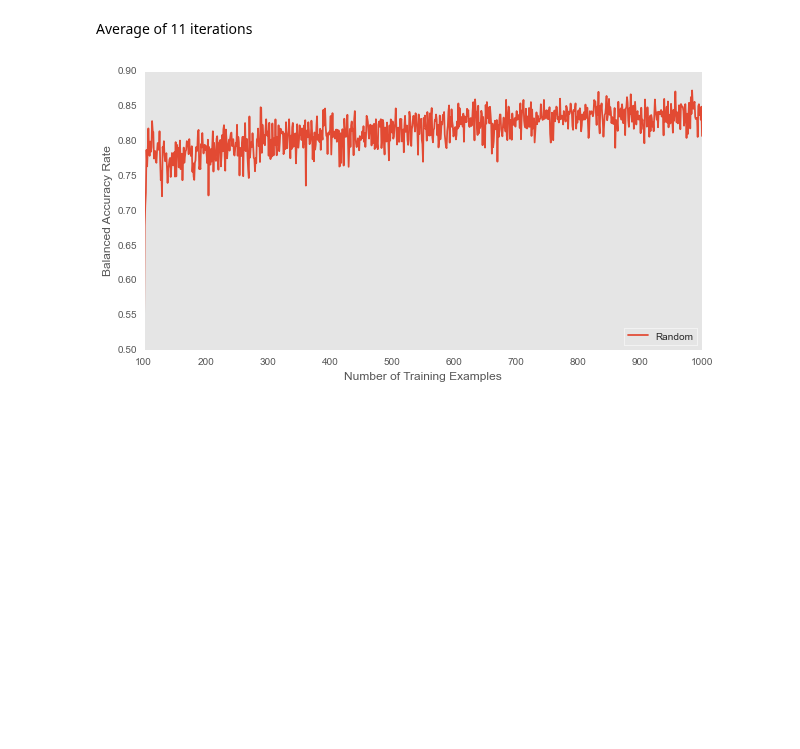
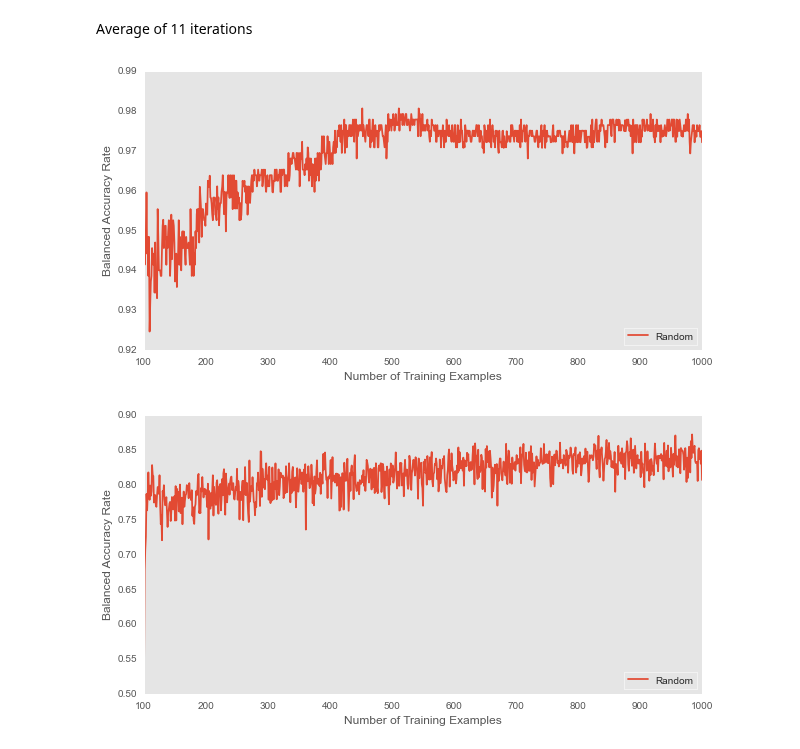
Before and after one commit to chengsoonong/mclass-sky, a Jupyter notebook: projects/alasdair/notebooks/07_vstatlas.ipynb, the cells around one changed output. Cells and saved outputs as stored; diff of their text form; code cells hidden in the pictures; blank space fills up the shorter version.

Commit message:
Add wine test data

```diff
--- a/projects/alasdair/notebooks/07_vstatlas.ipynb
+++ b/projects/alasdair/notebooks/07_vstatlas.ipynb
@@ -166,9 +177,4 @@ curve_labels = ['Random', 'Entropy', 'Margin']
 # %%
-learning_curves = []
-for pickle_path in pickle_paths:
-    with open(pickle_path, 'rb') as f:
-        learning_curves.append(pickle.load(f))
-
 fig = plt.figure(figsize=(10, 5))
 ax = mclearn.plot_average_learning_curve(np.arange(20, 1001), learning_curves, curve_labels)
 fig.savefig(fig_dir+'lc_active_logistic_vstatlas.pdf', bbox_inches='tight')
@@ -178,13 +184,10 @@ fig.savefig(fig_dir+'lc_active_logistic_vstatlas.pdf', bbox_inches='tight')
 ## Warm start
 # %%
 # list of all heuristics to be used (and the paths where results are saved)
-heuristics = [mclearn.random_h]
+heuristics = [random_h]
 curve_labels = ['Random']
 
-pickle_paths = ['pickle/07_vstatlas/sgd_random.pickle']
-
-# class names need to be sorted alphabetically
-classes = ['Galaxy', 'Quasar', 'Star', 'White Dwarf']
+pickle_paths = ['pickle/07_vstatlas/sgd_random_1.pickle']
 
 scaler = StandardScaler()
 transformer = PolynomialFeatures(degree=2, interaction_only=False, include_bias=True)
@@ -193,12 +196,8 @@ X_scaled = scaler.fit_transform(vstatlas[feature_cols])
 X_poly = transformer.fit_transform(X_scaled)
 y = np.array(vstatlas[target_col])
 
-X_samples = scaler.transform(vstatlas_samples[feature_cols])
-X_samples = transformer.transform(X_samples)
-y_samples = np.array(vstatlas_samples[target_col])
+# balance the training set
+X_poly, _, y, _ = balanced_train_test_split(X_poly, y, train_size=2360, test_size=0)
 
-# calculate the weights
-weights = len(y) / np.array([np.sum(y == x) for x in classes])
-weights = weights / np.sum(weights)
-
-shuffle_split = ShuffleSplit(n=len(y), n_iter=11, test_size=0.3, train_size=0.7, random_state=14)
+kfold = StratifiedShuffleSplit(y, n_iter=5, test_size=0.3, train_size=0.7,
+                               random_state=19)
@@ -205,9 +206,10 @@ shuffle_split = ShuffleSplit(n=len(y), n_iter=11, test_size=0.3, train_size=0.7,
 # %%
 for heuristic, pickle_path in zip(heuristics, pickle_paths):
     learning_curves = []
-    for train_index, test_index in shuffle_split:
-        sgd = SGDClassifier(loss='log', penalty='l2', class_weight='auto', n_iter=1, n_jobs=-1,
-                    fit_intercept=True, warm_start=True, alpha=0.0001, random_state=13)
+    for train_index, test_index in kfold:
+        #sgd = SGDClassifier(loss='log', penalty='l2', class_weight='auto', n_iter=100, n_jobs=-1,
+        #            fit_intercept=True, warm_start=True, alpha=0.0001, random_state=13)
+        sgd = RandomForestClassifier(n_estimators=100, n_jobs=-1)
 
         training_pool = X_poly[train_index]
         testing_pool = X_poly[test_index]
@@ -229,6 +231,11 @@ for heuristic, pickle_path in zip(heuristics, pickle_paths):
         pickle.dump(learning_curves, f, protocol=4)
 # %% [markdown]
 Average of 11 iterations
+# %%
+fig = plt.figure(figsize=(10, 5))
+ax = plot_average_learning_curve(np.arange(100, 1001), [learning_curves], ['Random'])
+# %% [output]
+[figure, added]
 # %%
 fig = plt.figure(figsize=(10, 5))
 ax = mclearn.plot_average_learning_curve(np.arange(100, 1001), [learning_curves], ['Random'])
```
Also changed, not shown: parts of 7 cells of this notebook, 20 other files.
